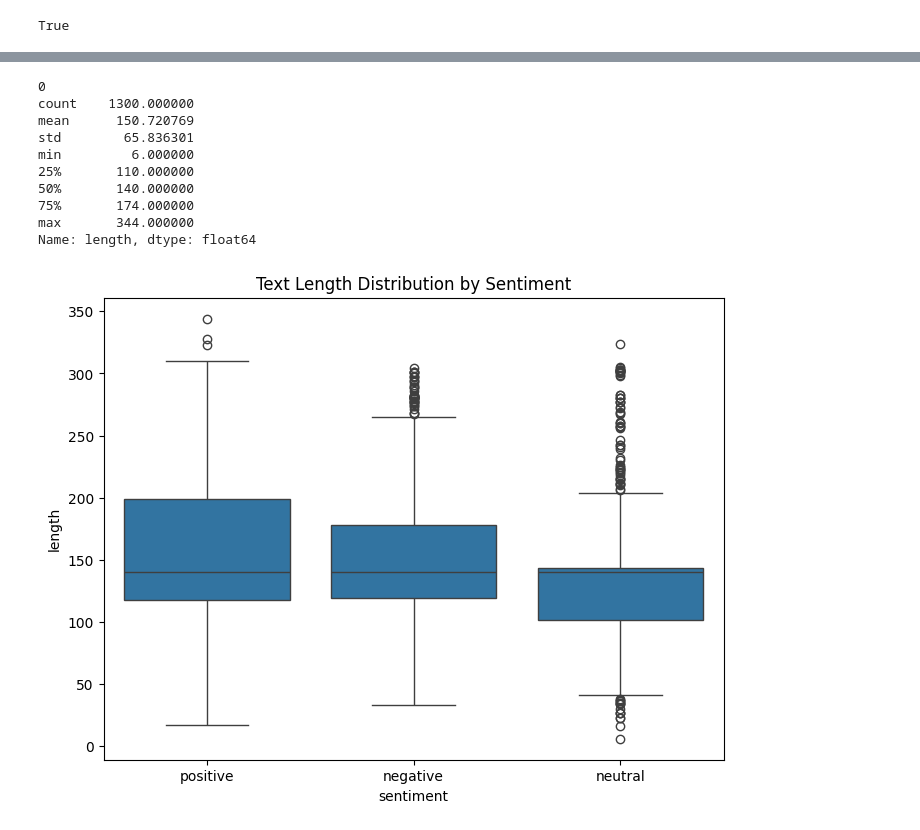
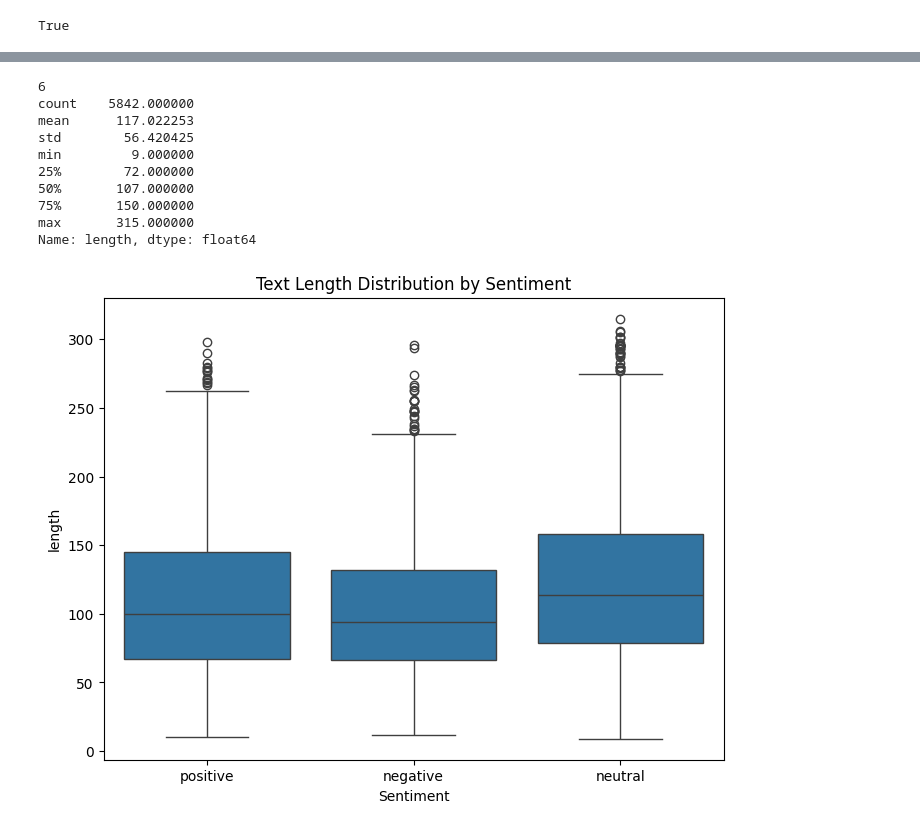
Before and after one commit to anismabaziz/stock-mood, a Jupyter notebook: backend/model/eda.ipynb, the cells around one changed output, grey strips where cells are left out. Drawn from its saved outputs; the diff is of its cells as text; code cells hidden in the pictures.

```diff
--- a/backend/model/eda.ipynb
+++ b/backend/model/eda.ipynb
@@ -13,6 +13,6 @@ nltk.download('stopwords')
 True
 # %%
 # checking first 5 rows to understand dataset
-df = pd.read_csv("./data/tweets_labelled.csv", delimiter=";")
+df = pd.read_csv("./data/news.csv")
 print(df.head())
 # %% [output]
@@ -56,7 +45,7 @@ dtype: int64
 # %%
 # after checking for missing values we notice that labels are missing for 3700
 # posts out of 5000, we can consider dropping them
-df_drop_na = df.dropna().copy()
-print(df_drop_na.isna().sum())
-print(df_drop_na.info())
+df2 = df.dropna().copy()
+print(df2.isna().sum())
+print(df2.info())
 # %% [output]
@@ -100,6 +85,6 @@ plt.show()
 # %%
 # text data exploration
 # adding another column for text length
-df_drop_na["length"] = df_drop_na["text"].apply(len)
-print(df_drop_na.head())
+df2["length"] = df2["Sentence"].apply(len)
+print(df2.head())
 # %% [output]
@@ -145,26 +123,26 @@ plt.show()
 # %%
 # checking for duplicates
-print(df_drop_na.duplicated().sum())
+print(df2.duplicated().sum())
 # there are not duplicates soo no need to remove them
 
 # checking for outliers
-print(df_drop_na["length"].describe())
+print(df2["length"].describe())
 # %% [output]
-0
-count    1300.000000
-mean      150.720769
-std        65.836301
-min         6.000000
-25%       110.000000
-50%       140.000000
-75%       174.000000
-max       344.000000
+6
+count    5842.000000
+mean      117.022253
+std        56.420425
+min         9.000000
+25%        72.000000
+50%       107.000000
+75%       150.000000
+max       315.000000
 Name: length, dtype: float64
 # %%
 # Checking sentiment distribution by length
 plt.figure(figsize=(8, 6))
-sns.boxplot(x='sentiment', y='length', data=df_drop_na)
+sns.boxplot(x='Sentiment', y='length', data=df2)
 plt.title('Text Length Distribution by Sentiment')
 plt.show()
 # %% [output]
-[figure, old version]
+[figure, new version]
```
Also changed, not shown: parts of 8 cells of this notebook, 4 other files.
